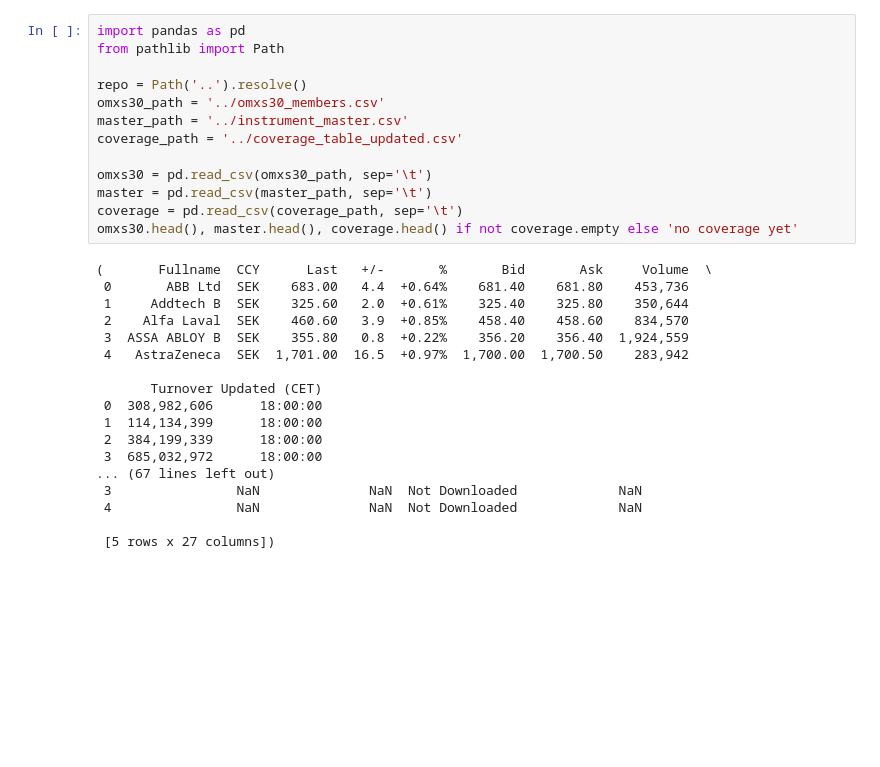
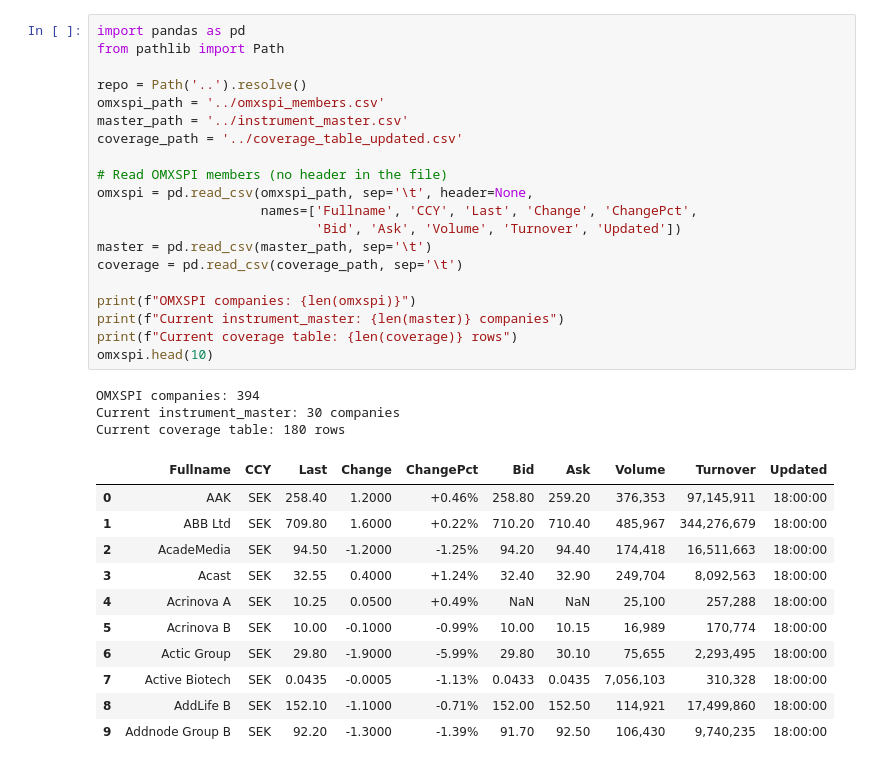
Before and after one commit to JakobJohannesson/aspiratio, a Jupyter notebook: notebooks/step1_Idenify_omxs30_companies.ipynb, the cells around one changed output. Cells and saved outputs as stored; diff of their text form; blank space fills up the shorter version.

```diff
--- a/notebooks/step1_Idenify_omxs30_companies.ipynb
+++ b/notebooks/step1_Idenify_omxs30_companies.ipynb
@@ -1,32 +1,36 @@
 # %%
 import pandas as pd
 from pathlib import Path
 
 repo = Path('..').resolve()
-omxs30_path = '../omxs30_members.csv'
+omxspi_path = '../omxspi_members.csv'
 master_path = '../instrument_master.csv'
 coverage_path = '../coverage_table_updated.csv'
 
-omxs30 = pd.read_csv(omxs30_path, sep='\t')
+# Read OMXSPI members (no header in the file)
+omxspi = pd.read_csv(omxspi_path, sep='\t', header=None,
+                     names=['Fullname', 'CCY', 'Last', 'Change', 'ChangePct',
+                            'Bid', 'Ask', 'Volume', 'Turnover', 'Updated'])
 master = pd.read_csv(master_path, sep='\t')
 coverage = pd.read_csv(coverage_path, sep='\t')
-omxs30.head(), master.head(), coverage.head() if not coverage.empty else 'no coverage yet'
+
+print(f"OMXSPI companies: {len(omxspi)}")
+print(f"Current instrument_master: {len(master)} companies")
+print(f"Current coverage table: {len(coverage)} rows")
+omxspi.head(10)
 # %% [output]
-(       Fullname  CCY      Last   +/-       %       Bid       Ask     Volume  \
- 0       ABB Ltd  SEK    683.00   4.4  +0.64%    681.40    681.80    453,736
- 1     Addtech B  SEK    325.60   2.0  +0.61%    325.40    325.80    350,644
- 2    Alfa Laval  SEK    460.60   3.9  +0.85%    458.40    458.60    834,570
- 3  ASSA ABLOY B  SEK    355.80   0.8  +0.22%    356.20    356.40  1,924,559
- 4   AstraZeneca  SEK  1,701.00  16.5  +0.97%  1,700.00  1,700.50    283,942
-
-       Turnover Updated (CET)
- 0  308,982,606      18:00:00
- 1  114,134,399      18:00:00
- 2  384,199,339      18:00:00
- 3  685,032,972      18:00:00
-... (67 lines left out)
- 3                NaN              NaN  Not Downloaded             NaN
- 4                NaN              NaN  Not Downloaded             NaN
-
- [5 rows x 27 columns])
+OMXSPI companies: 394
+Current instrument_master: 30 companies
+Current coverage table: 180 rows
+|  | Fullname | CCY | Last | Change | ChangePct | Bid | Ask | Volume | Turnover | Updated |
+| 0 | AAK | SEK | 258.40 | 1.2000 | +0.46% | 258.80 | 259.20 | 376,353 | 97,145,911 | 18:00:00 |
+| 1 | ABB Ltd | SEK | 709.80 | 1.6000 | +0.22% | 710.20 | 710.40 | 485,967 | 344,276,679 | 18:00:00 |
+| 2 | AcadeMedia | SEK | 94.50 | -1.2000 | -1.25% | 94.20 | 94.40 | 174,418 | 16,511,663 | 18:00:00 |
+| 3 | Acast | SEK | 32.55 | 0.4000 | +1.24% | 32.40 | 32.90 | 249,704 | 8,092,563 | 18:00:00 |
+| 4 | Acrinova A | SEK | 10.25 | 0.0500 | +0.49% | NaN | NaN | 25,100 | 257,288 | 18:00:00 |
+| 5 | Acrinova B | SEK | 10.00 | -0.1000 | -0.99% | 10.00 | 10.15 | 16,989 | 170,774 | 18:00:00 |
+| 6 | Actic Group | SEK | 29.80 | -1.9000 | -5.99% | 29.80 | 30.10 | 75,655 | 2,293,495 | 18:00:00 |
+| 7 | Active Biotech | SEK | 0.0435 | -0.0005 | -1.13% | 0.0433 | 0.0435 | 7,056,103 | 310,328 | 18:00:00 |
+| 8 | AddLife B | SEK | 152.10 | -1.1000 | -0.71% | 152.00 | 152.50 | 114,921 | 17,499,860 | 18:00:00 |
+| 9 | Addnode Group B | SEK | 92.20 | -1.3000 | -1.39% | 91.70 | 92.50 | 106,430 | 9,740,235 | 18:00:00 |
 # %%
```
Also changed, not shown: parts of 3 cells of this notebook, 7 other files.
